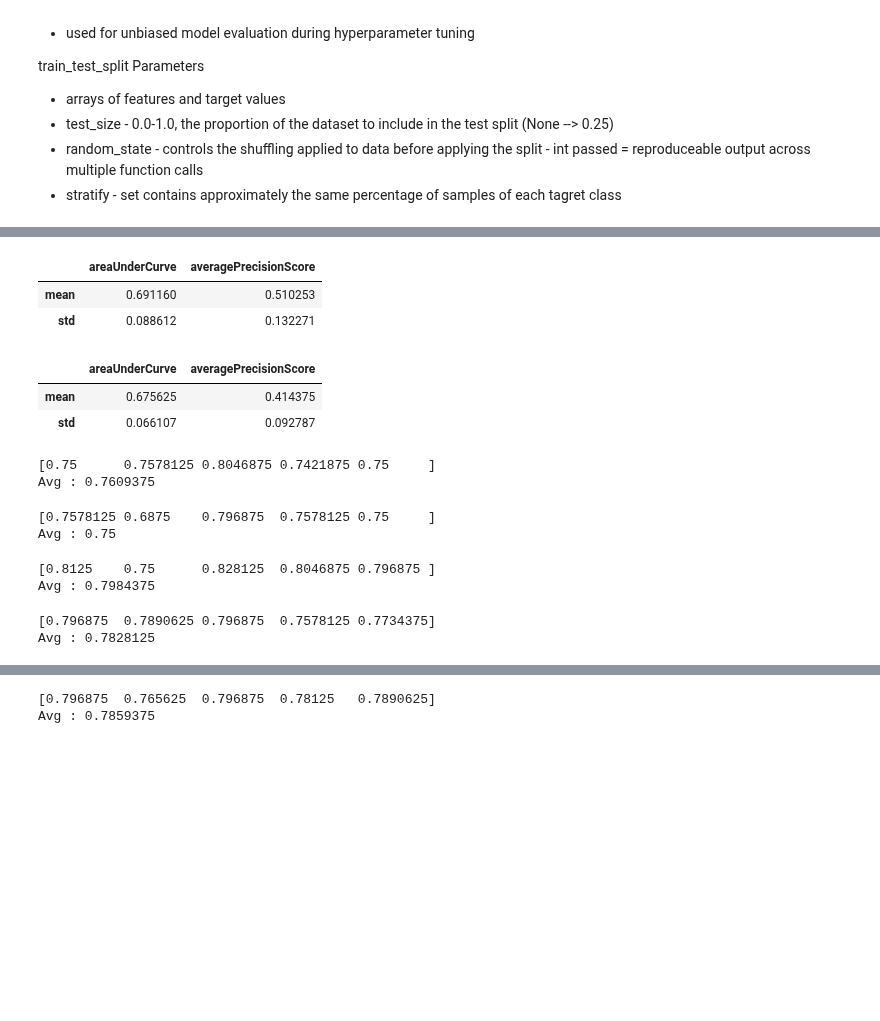
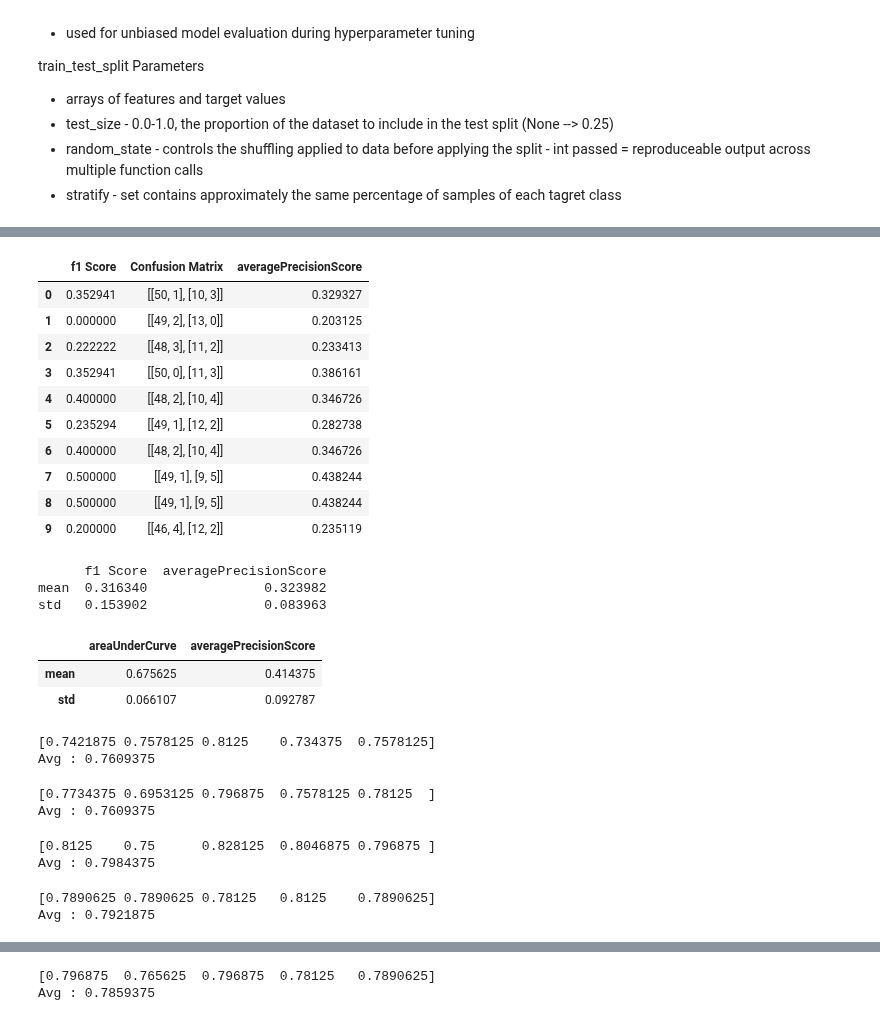
Before and after one commit to sophiak12/Individual_Project, a Jupyter notebook: src/model.ipynb, the cells around one changed output, grey strips where cells are left out. Saved outputs shown, nothing was run; the diff lists cells and outputs as text; code cells hidden in the pictures; blank space fills up the shorter version.

```diff
--- a/src/model.ipynb
+++ b/src/model.ipynb
@@ -75,7 +81,3 @@ for i, (train_index, test_index) in enumerate(sss.split(X_train, y_train)):
-# %%
-X_train,X_val,y_train,y_val=train_test_split(X_train,y_train,test_size=0.3,random_state=1)
-
-# print(pd.DataFrame(y_val).value_counts())
 # %%
 from sklearn.model_selection import cross_val_score
 from sklearn.model_selection import StratifiedKFold
@@ -87,61 +89,72 @@ from sklearn.ensemble import RandomForestClassifier
 
 #StratifiedKFold --> provides indices to split sets - returns stratified folds =
 # folds are preserving percentages of samples for each class
-from sklearn.metrics import roc_auc_score, average_precision_score
+from sklearn.metrics import roc_auc_score, average_precision_score, f1_score, confusion_matrix
 
 skfold = StratifiedKFold(n_splits=10, shuffle=True, random_state=37)
 
 lr_listOverFolds=[]
 rfc_listOverFolds=[]
 for train_index, test_index in skfold.split(X, y):
     # print('train -  {}   |   test -  {}'.format( np.bincount(y_train), np.bincount(y_test)))
     X_train, X_test = X[train_index], X[test_index]
     y_train, y_test = y[train_index], y[test_index]
     # EACH SET OF TESTS HAS ABOUT 50-51 M and 13-14 F
+
+# Logistic Regression
     lr_model = LogisticRegression(penalty='l2', solver='liblinear', random_state=37)
     lr_model.fit(X_train, y_train)
-    lr_y_predicted = lr_model.predict_proba(X_test)[:,1]
-    lr_areaUnderCurve = roc_auc_score(y_test, lr_y_predicted)
-    lr_averagePrecisionSocre = average_precision_score(y_test, lr_y_predicted)
-    lr_listOverFolds.append({'areaUnderCurve': lr_areaUnderCurve, 'averagePrecisionSocre': lr_averagePrecisionSocre})
+    lr_pred = lr_model.predict(X_test)
+    lr_averagePrecisionScore = average_precision_score(y_test, lr_pred)
 
-#AVERAGE PRECISION SCORE - used for binary classification problems - when dealing with imbalanced datastes
-# it summarizes a precision-recall curve
-    lr_areaUnderCurve = roc_auc_score(y_test, lr_y_predicted)
-    lr_averagePrecisionScore = average_precision_score(y_test, lr_y_predicted)
-    lr_listOverFolds.append({'areaUnderCurve': areaUnderCurve, 'averagePrecisionScore': lr_averagePrecisionScore})
+    lr_listOverFolds.append({'f1 Score': f1_score(y_test, lr_pred), 'Confusion Matrix': confusion_matrix(y_test, lr_pred),'averagePrecisionScore': lr_averagePrecisionScore})
 
     rfc_model = RandomForestClassifier(n_jobs=-1, random_state=37)
     rfc_model.fit(X_train, y_train)
     rfc_y_predicted = rfc_model.predict_proba(X_test)[:,1]
     # print(model.score(X_test, y_test))
+
     rfc_areaUnderCurve = roc_auc_score(y_test, rfc_y_predicted)
-    rfc_averagePrecisionSocre = average_precision_score(y_test, rfc_y_predicted)
-    rfc_listOverFolds.append({'areaUnderCurve': rfc_areaUnderCurve, 'averagePrecisionSocre': rfc_averagePrecisionSocre})
+    rfc_averagePrecisionScore = average_precision_score(y_test, rfc_y_predicted)
+    rfc_listOverFolds.append({'areaUnderCurve': rfc_areaUnderCurve, 'averagePrecisionSocre': rfc_averagePrecisionScore})
+
+
 #AVERAGE PRECISION SCORE - used for binary classification problems - when dealing with imbalanced datastes
 # it summarizes a precision-recall curve
     rfc_areaUnderCurve = roc_auc_score(y_test, rfc_y_predicted)
     rfc_averagePrecisionScore = average_precision_score(y_test, rfc_y_predicted)
     rfc_listOverFolds.append({'areaUnderCurve': rfc_areaUnderCurve, 'averagePrecisionScore': rfc_averagePrecisionScore})
 
 lr_listOverFolds = pd.DataFrame(lr_listOverFolds)
 rfc_listOverFolds = pd.DataFrame(rfc_listOverFolds)
 # print(listOverFoldsf)
 
-display(lr_listOverFolds[['areaUnderCurve', 'averagePrecisionScore']].agg(['mean', 'std']))
+display(lr_listOverFolds[['f1 Score', 'Confusion Matrix', 'averagePrecisionScore']])
+print(lr_listOverFolds[['f1 Score', 'averagePrecisionScore']].agg(['mean', 'std']))
 
 display(rfc_listOverFolds[['areaUnderCurve', 'averagePrecisionScore']].agg(['mean', 'std']))
 # %% [output]
-|  | areaUnderCurve | averagePrecisionScore |
-| mean | 0.691160 | 0.510253 |
-| std | 0.088612 | 0.132271 |
+|  | f1 Score | Confusion Matrix | averagePrecisionScore |
+| 0 | 0.352941 | [[50, 1], [10, 3]] | 0.329327 |
+| 1 | 0.000000 | [[49, 2], [13, 0]] | 0.203125 |
+| 2 | 0.222222 | [[48, 3], [11, 2]] | 0.233413 |
+| 3 | 0.352941 | [[50, 0], [11, 3]] | 0.386161 |
+| 4 | 0.400000 | [[48, 2], [10, 4]] | 0.346726 |
+| 5 | 0.235294 | [[49, 1], [12, 2]] | 0.282738 |
+| 6 | 0.400000 | [[48, 2], [10, 4]] | 0.346726 |
+| 7 | 0.500000 | [[49, 1], [9, 5]] | 0.438244 |
+| 8 | 0.500000 | [[49, 1], [9, 5]] | 0.438244 |
+| 9 | 0.200000 | [[46, 4], [12, 2]] | 0.235119 |
+      f1 Score  averagePrecisionScore
+mean  0.316340               0.323982
+std   0.153902               0.083963
 |  | areaUnderCurve | averagePrecisionScore |
 | mean | 0.675625 | 0.414375 |
 | std | 0.066107 | 0.092787 |
 # %%
 from sklearn.tree import DecisionTreeClassifier
 
-dtc_clf = tree.DecisionTreeClassifier(class_weight={0:3,1:1})
+dtc_clf = DecisionTreeClassifier(class_weight={0:3,1:1})
 dtc_clf = dtc_clf.fit(X_train,y_train)
 dtc_prediction = dtc_clf.predict(X_test)
 # print (dtc_prediction)
@@ -149,7 +162,7 @@ score_lr=cross_val_score(DecisionTreeClassifier(), X, y,cv=5)
 print(score_lr)
 print("Avg :",np.average(score_lr))
 # %% [output]
-[0.75      0.7578125 0.8046875 0.7421875 0.75     ]
+[0.7421875 0.7578125 0.8125    0.734375  0.7578125]
 Avg : 0.7609375
 # %%
 from sklearn.ensemble import RandomForestClassifier
@@ -163,8 +176,8 @@ score_rf=cross_val_score(RandomForestClassifier(n_estimators=40),X, y,cv=5)
 print(score_rf)
 print("Avg :",np.average(score_rf))
 # %% [output]
-[0.7578125 0.6875    0.796875  0.7578125 0.75     ]
-Avg : 0.75
+[0.7734375 0.6953125 0.796875  0.7578125 0.78125  ]
+Avg : 0.7609375
 # %%
 from sklearn.linear_model import LogisticRegression
 
@@ -181,16 +194,16 @@ print("Avg :",np.average(score_lr))
 [0.8125    0.75      0.828125  0.8046875 0.796875 ]
 Avg : 0.7984375
 # %%
-from sklearn.neighbors import KNeighborsClassifier
+from sklearn.tree import DecisionTreeClassifier
 #Support Vector Classifier
-neigh = KNeighborsClassifier(n_neighbors=8)
-neigh.fit(X_train, y_train)
-neighPrediction = neigh.predict(X_test)
-# print (neighPrediction)
+knn = KNeighborsClassifier(n_neighbors=8)
+knn.fit(X_train, y_train)
+knn_prediction = knn.predict(X_test)
+# print (knnPrediction)
 
-scoreNeigh=cross_val_score(neigh, X, y,cv=5)
-print(scoreNeigh)
-print("Avg :",np.average(scoreNeigh))
+scoreKnn=cross_val_score(knn, X, y,cv=5)
+print(scoreKnn)
+print("Avg :",np.average(scoreKnn))
 # %% [output]
-[0.796875  0.7890625 0.796875  0.7578125 0.7734375]
-Avg : 0.7828125
+[0.7890625 0.7890625 0.78125   0.8125    0.7890625]
+Avg : 0.7921875
```
Also changed, not shown: parts of 10 cells of this notebook, 4 other files.
